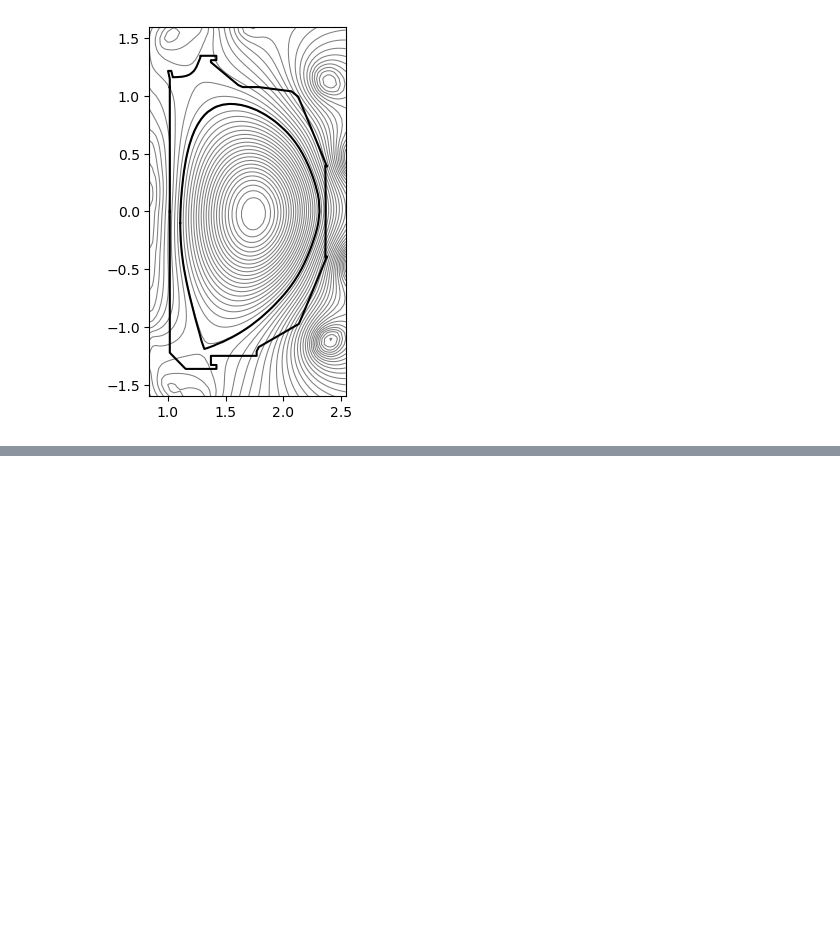
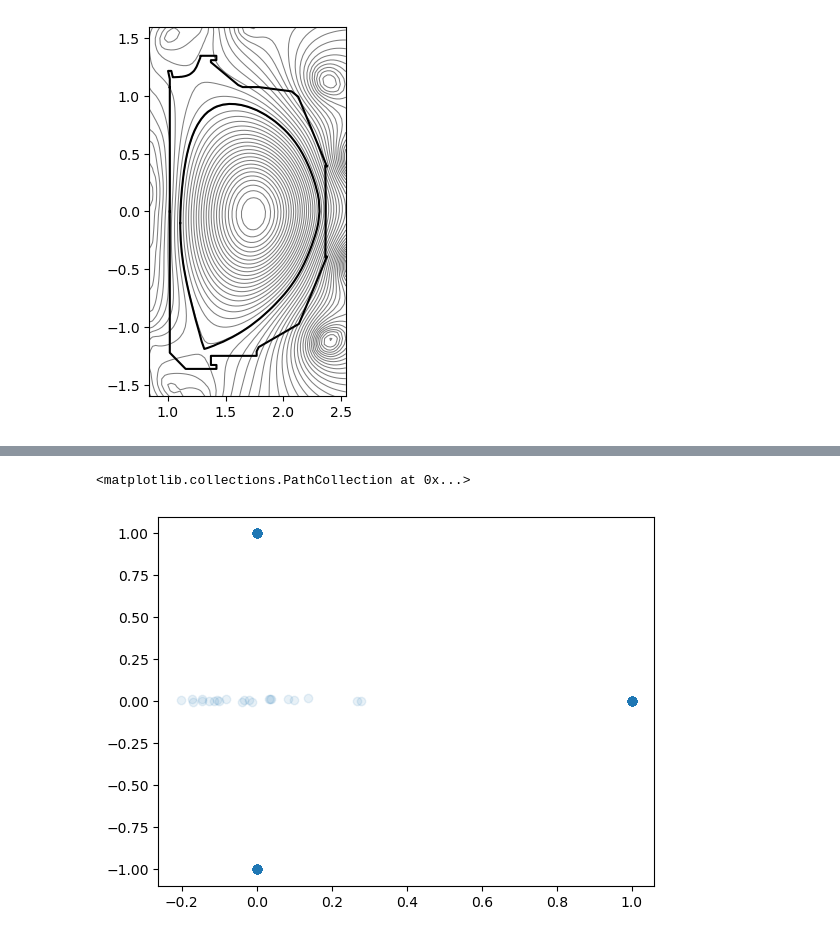
Before and after one commit to Maplenormandy/c1lgkt-jax, a Jupyter notebook: bin/diffrax_scratch.ipynb, the cells around one changed output, grey strips where cells are left out. Saved outputs shown, nothing was run; the diff lists cells and outputs as text; code cells hidden in the pictures; blank space fills up the shorter version.

Commit message:
Scratch implementation of orbit frequencies

```diff
--- a/bin/diffrax_scratch.ipynb
+++ b/bin/diffrax_scratch.ipynb
@@ -85,0 +143,14 @@ r.shape
+# %%
+# %% Compute frequencies
+inputs = (r0, varphi0, z0, vll0, mu0, theta_pol0, theta_vll0)
+freqs = batched_bounce_freqs(inputs)
+# %%
+# %% Analyze frequencies
+
+omega_tor, omega_pol, winding_pol, winding_vll, sols = freqs
+
+plt.figure()
+plt.scatter(winding_vll, winding_pol, alpha=0.1)
+# %% [output]
+<matplotlib.collections.PathCollection at 0x...>
+[figure, added]
```
Also changed, not shown: parts of 14 cells of this notebook, 4 other files.
